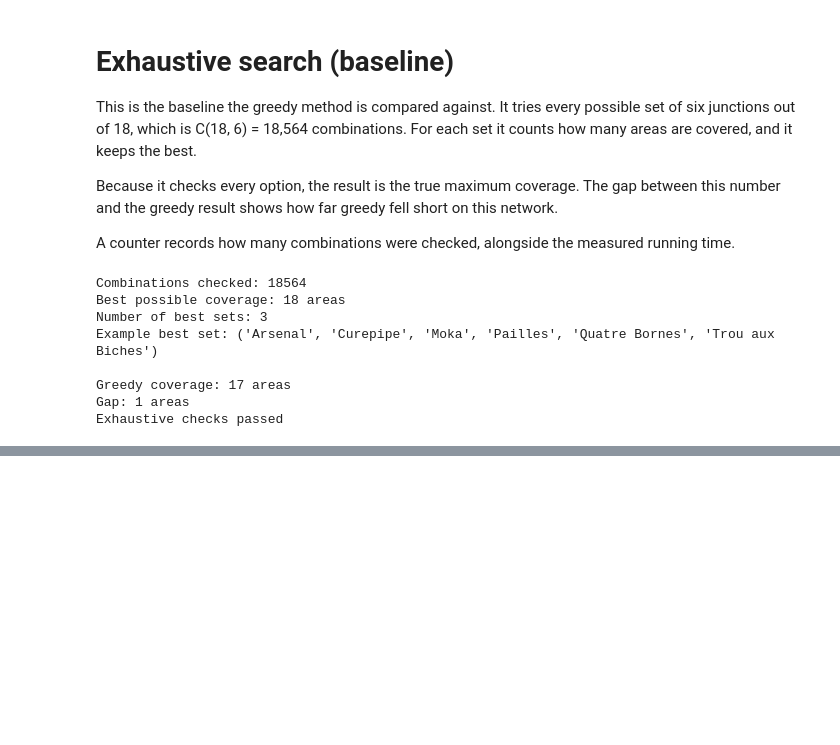
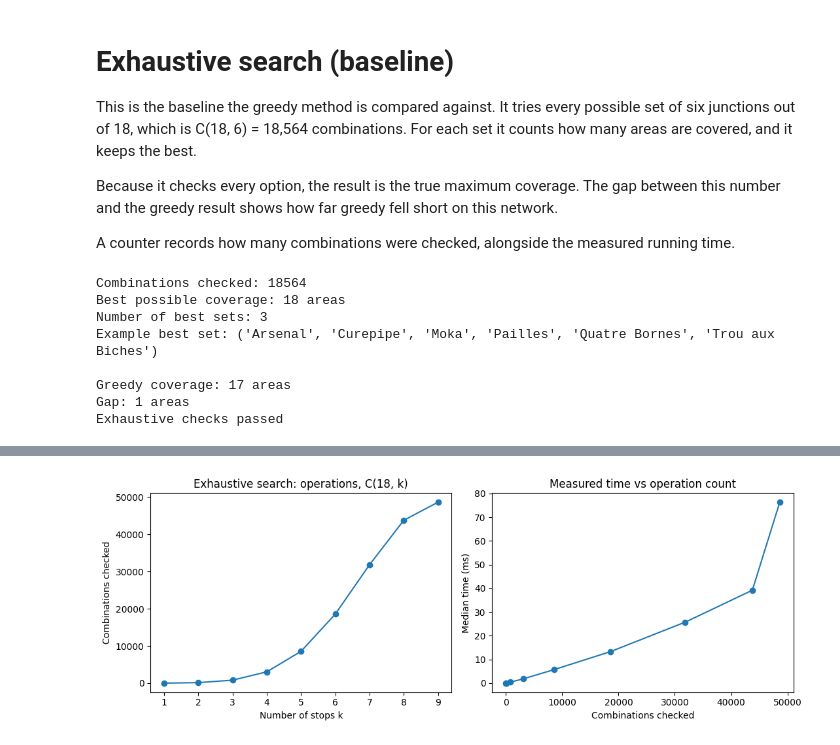
Before and after one commit to kimunilaz/Data_Structures-Algorithms_Final_Project, a Jupyter notebook: Data_Structures&Algorithms_Final_Project.ipynb, the cells around one changed output, grey strips where cells are left out. Cells and saved outputs as stored; diff of their text form; code cells hidden in the pictures; blank space fills up the shorter version.

Commit message:
Timing and operation counts

```diff
--- a/Data_Structures&Algorithms_Final_Project.ipynb
+++ b/Data_Structures&Algorithms_Final_Project.ipynb
@@ -351,0 +444,67 @@ Exhaustive checks passed
+# %%
+# Timing and operation counts (requirement 4)
+# Method: Python is not JIT-compiled, but the first call still pays for
+# cache warm-up and memory allocation, so each method is run a few times
+# untimed first. Then 5 timed runs; the median is reported. Operation
+# counts are reported beside the clock.
+# Only the part that differs is timed. Dijkstra and the coverage table
+# are shared by both methods, so they are timed separately and once.
+
+WARMUP_RUNS = 20
+TIMED_RUNS = 5
+
+
+def median_time(fn, warmup=WARMUP_RUNS, runs=TIMED_RUNS):
+    for _ in range(warmup):
+        fn()
+    times = []
+    for _ in range(runs):
+        start = time.perf_counter()
+        fn()
+        times.append(time.perf_counter() - start)
+    return statistics.median(times) * 1000   # milliseconds
+
+
+# Shared work: Dijkstra from every junction + coverage sets
+shared_ms = median_time(lambda: build_coverage(graph, area_junction, COVER_LIMIT), warmup=3)
+total_relaxations = sum(dijkstra(graph, j)[2] for j in junctions)
+
+# The two methods being compared
+greedy_ms = median_time(lambda: greedy_stops(coverage, junctions, NUM_STOPS))
+exhaustive_ms = median_time(lambda: exhaustive_stops(coverage, junctions, NUM_STOPS), warmup=2)
+
+_, _, greedy_ops = greedy_stops(coverage, junctions, NUM_STOPS)
+_, _, exhaustive_ops = exhaustive_stops(coverage, junctions, NUM_STOPS)
+
+print(f"{'Part':<32}{'Median time (ms)':>18}{'Operations':>14}")
+print(f"{'Shared: Dijkstra x18 + coverage':<32}{shared_ms:>18.3f}{total_relaxations:>14}  (relaxations)")
+print(f"{'Greedy':<32}{greedy_ms:>18.3f}{greedy_ops:>14}  (junctions evaluated)")
+print(f"{'Exhaustive':<32}{exhaustive_ms:>18.3f}{exhaustive_ops:>14}  (combinations checked)")
+print(f"\nExhaustive / greedy: {exhaustive_ms / greedy_ms:.0f}x slower in time, "
+      f"{exhaustive_ops / greedy_ops:.0f}x more operations")
+
+
+# Does time grow in line with the operation count?
+# Vary the number of stops k on the same network: combinations = C(18, k).
+ks = list(range(1, 10))
+k_ops, k_ms = [], []
+for k in ks:
+    _, _, ops = exhaustive_stops(coverage, junctions, k)
+    ms = median_time(lambda: exhaustive_stops(coverage, junctions, k), warmup=1)
+    k_ops.append(ops)
+    k_ms.append(ms)
+    print(f"k={k}: combinations={ops:>6}   median time={ms:9.3f} ms   "
+          f"time per combination={ms * 1000 / ops:.2f} us")
+
+fig, ax = plt.subplots(1, 2, figsize=(11, 4))
+ax[0].plot(ks, k_ops, marker="o")
+ax[0].set_xlabel("Number of stops k")
+ax[0].set_ylabel("Combinations checked")
+ax[0].set_title("Exhaustive search: operations, C(18, k)")
+ax[1].plot(k_ops, k_ms, marker="o")
+ax[1].set_xlabel("Combinations checked")
+ax[1].set_ylabel("Median time (ms)")
+ax[1].set_title("Measured time vs operation count")
+plt.tight_layout()
+plt.show()
+# %% [output]
@@ -351,0 +526 @@ Exhaustive checks passed
+[figure, added]
```
Also changed, not shown: parts of 5 cells of this notebook.
